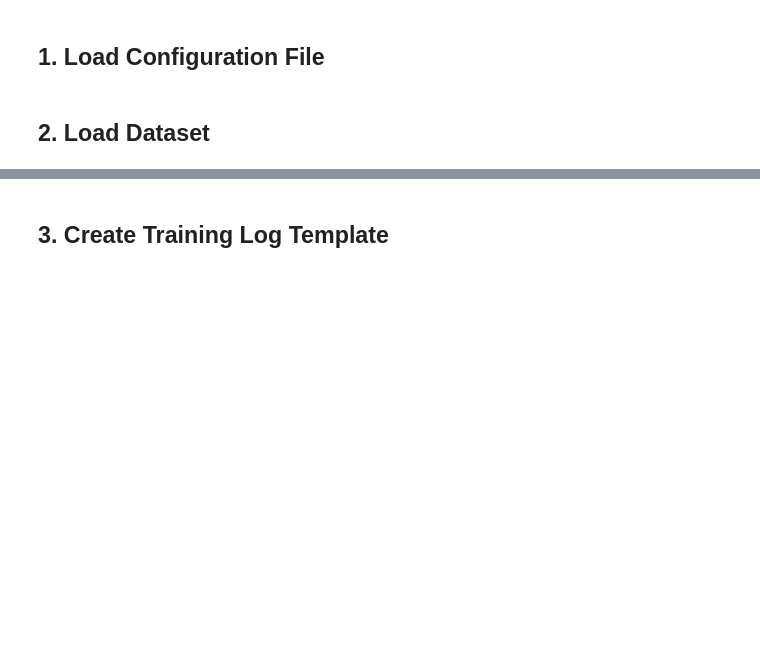
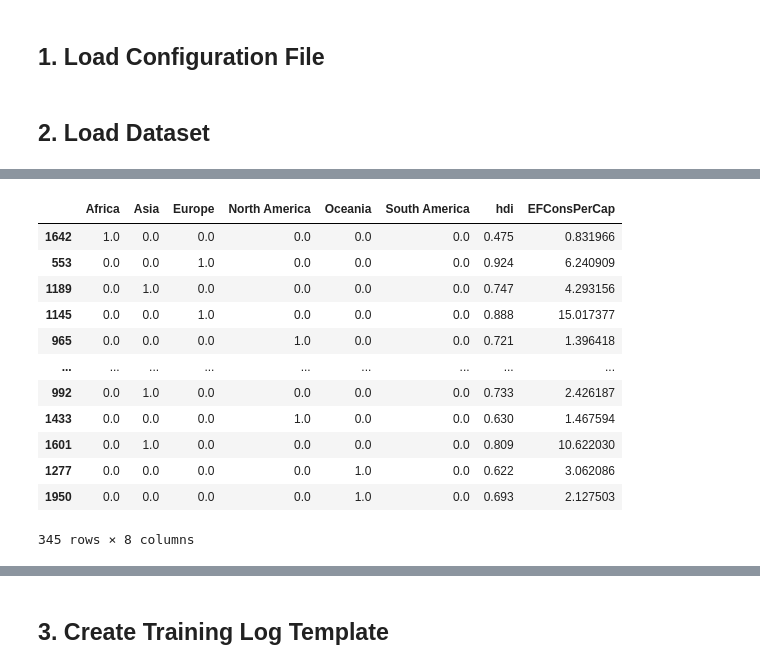
Before and after one commit to elfarahma/ml_process, a Jupyter notebook: 3. modeling.ipynb, the cells around one changed output, grey strips where cells are left out. Drawn from its saved outputs; the diff is of its cells as text; code cells hidden in the pictures; blank space fills up the shorter version.

```diff
--- a/3. modeling.ipynb
+++ b/3. modeling.ipynb
@@ -63,3 +67,5 @@ def load_dataset(params: dict) -> pd.DataFrame:
 
     # Return the dataset
     return x_train, y_train, x_valid, y_valid, x_test, y_test
+# %%
+x_train, y_train, x_valid, y_valid, x_test, y_test = load_dataset(params)
@@ -65,0 +90,16 @@ def load_dataset(params: dict) -> pd.DataFrame:
+# %%
+x_valid
+# %% [output]
+|  | Africa | Asia | Europe | North America | Oceania | South America | hdi | EFConsPerCap |
+| 1642 | 1.0 | 0.0 | 0.0 | 0.0 | 0.0 | 0.0 | 0.475 | 0.831966 |
+| 553 | 0.0 | 0.0 | 1.0 | 0.0 | 0.0 | 0.0 | 0.924 | 6.240909 |
+| 1189 | 0.0 | 1.0 | 0.0 | 0.0 | 0.0 | 0.0 | 0.747 | 4.293156 |
+| 1145 | 0.0 | 0.0 | 1.0 | 0.0 | 0.0 | 0.0 | 0.888 | 15.017377 |
+| 965 | 0.0 | 0.0 | 0.0 | 1.0 | 0.0 | 0.0 | 0.721 | 1.396418 |
+| ... | ... | ... | ... | ... | ... | ... | ... | ... |
+| 992 | 0.0 | 1.0 | 0.0 | 0.0 | 0.0 | 0.0 | 0.733 | 2.426187 |
+| 1433 | 0.0 | 0.0 | 0.0 | 1.0 | 0.0 | 0.0 | 0.630 | 1.467594 |
+| 1601 | 0.0 | 1.0 | 0.0 | 0.0 | 0.0 | 0.0 | 0.809 | 10.622030 |
+| 1277 | 0.0 | 0.0 | 0.0 | 0.0 | 1.0 | 0.0 | 0.622 | 3.062086 |
+| 1950 | 0.0 | 0.0 | 0.0 | 0.0 | 1.0 | 0.0 | 0.693 | 2.127503 |
+345 rows × 8 columns
```
Also changed, not shown: parts of 10 cells of this notebook, 3 other files.
